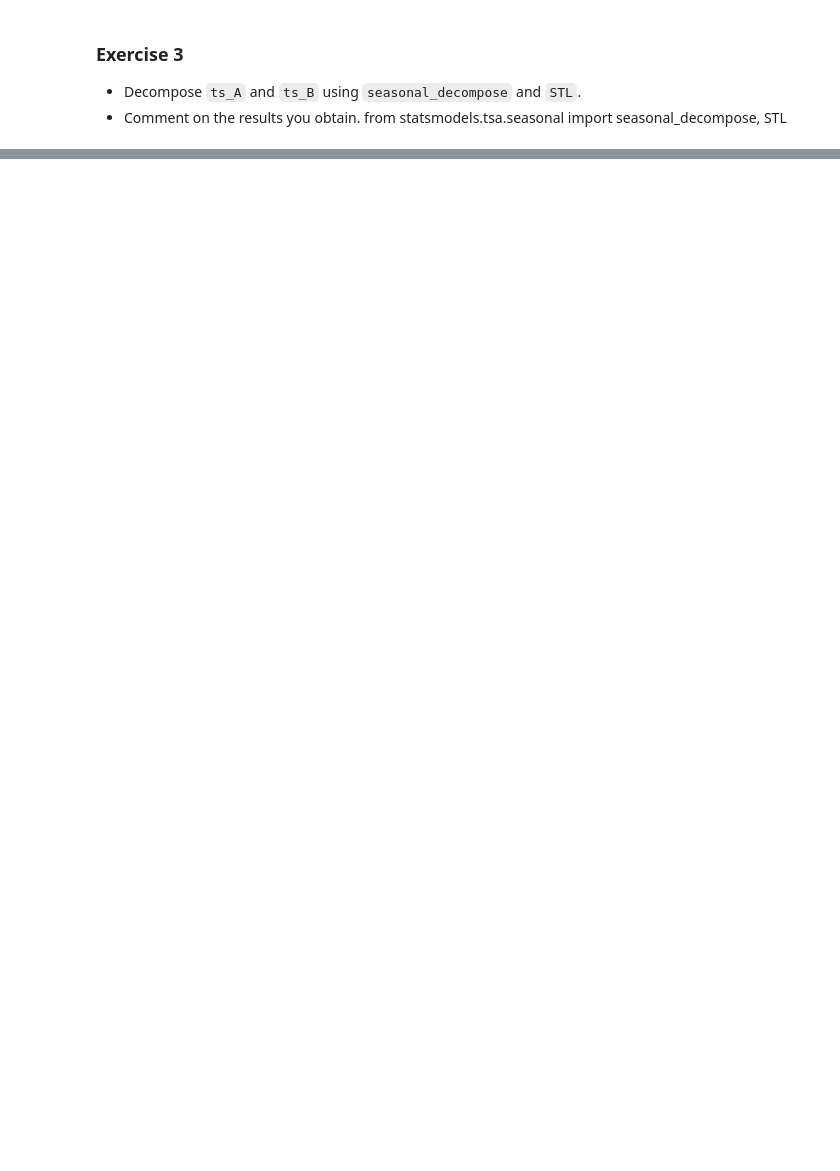
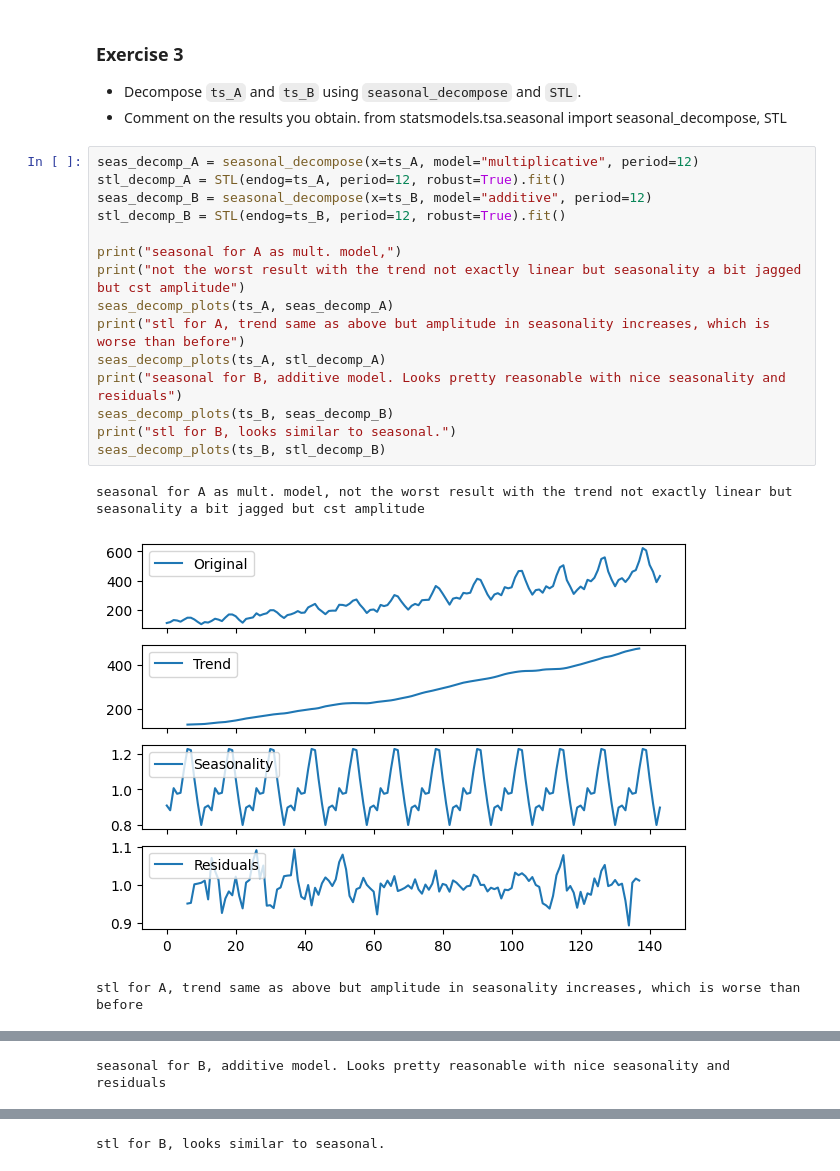
Before and after one commit to Selkief/python-time-series-handbook, a Jupyter notebook: notebooks/01/introduction_to_time_series.ipynb, the cells around one changed output, grey strips where cells are left out. Cells and saved outputs as stored; diff of their text form; blank space fills up the shorter version.

```diff
--- a/notebooks/01/introduction_to_time_series.ipynb
+++ b/notebooks/01/introduction_to_time_series.ipynb
@@ -556,3 +580,22 @@ print(len(ts_B))
 - Decompose `ts_A` and `ts_B` using `seasonal_decompose` and `STL`.
 - Comment on the results you obtain.
 from statsmodels.tsa.seasonal import seasonal_decompose, STL
+# %%
+seas_decomp_A = seasonal_decompose(x=ts_A, model="multiplicative", period=12)
+stl_decomp_A = STL(endog=ts_A, period=12, robust=True).fit()
+seas_decomp_B = seasonal_decompose(x=ts_B, model="additive", period=12)
+stl_decomp_B = STL(endog=ts_B, period=12, robust=True).fit()
+
+print("seasonal for A as mult. model,")
+print("not the worst result with the trend not exactly linear but seasonality a bit jagged but cst amplitude")
+seas_decomp_plots(ts_A, seas_decomp_A)
+print("stl for A, trend same as above but amplitude in seasonality increases, which is worse than before")
+seas_decomp_plots(ts_A, stl_decomp_A)
+print("seasonal for B, additive model. Looks pretty reasonable with nice seasonality and residuals")
+seas_decomp_plots(ts_B, seas_decomp_B)
+print("stl for B, looks similar to seasonal.")
+seas_decomp_plots(ts_B, stl_decomp_B)
+# %% [output]
+seasonal for A as mult. model, not the worst result with the trend not exactly linear but seasonality a bit jagged but cst amplitude
+[figure, added]
+stl for A, trend same as above but amplitude in seasonality increases, which is worse than before
@@ -558,0 +603 @@ from statsmodels.tsa.seasonal import seasonal_decompose, STL
+seasonal for B, additive model. Looks pretty reasonable with nice seasonality and residuals
@@ -558,0 +605 @@ from statsmodels.tsa.seasonal import seasonal_decompose, STL
+stl for B, looks similar to seasonal.
```
Also changed, not shown: parts of 3 cells of this notebook.
